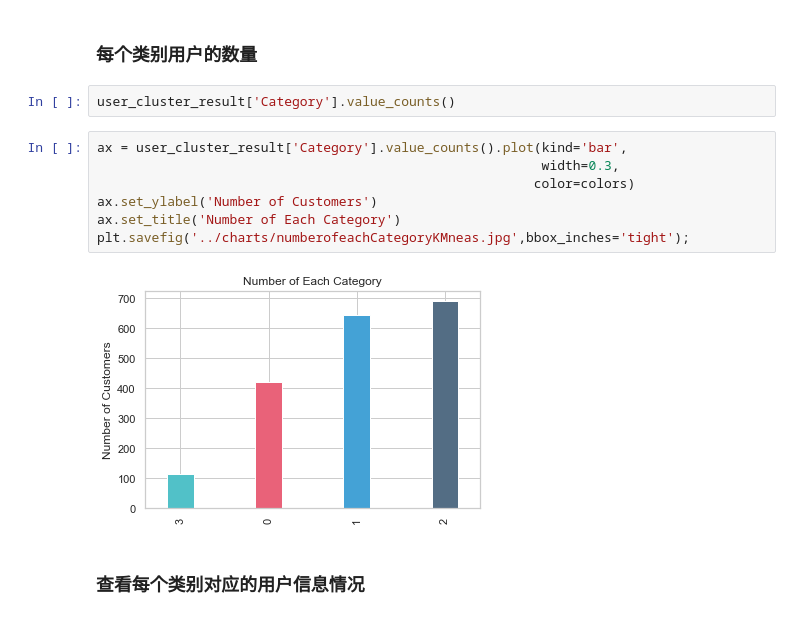
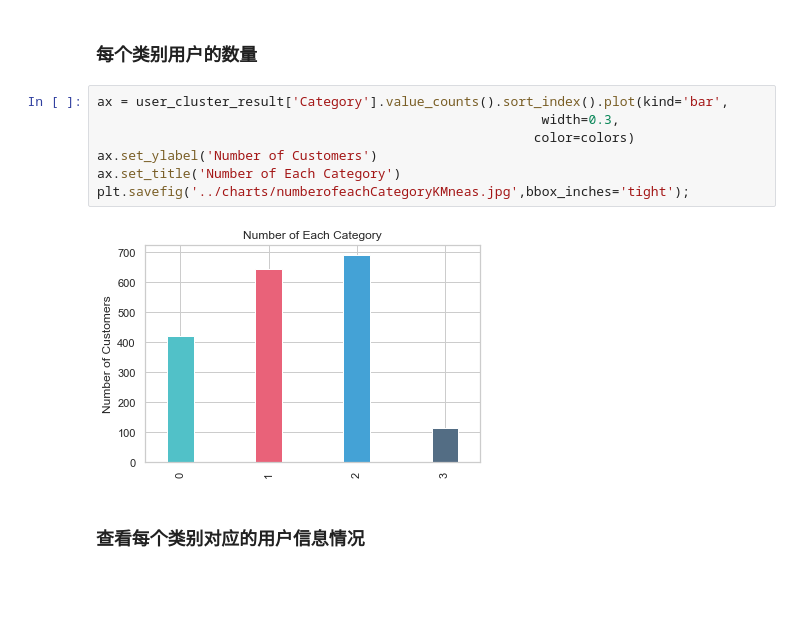
Before and after one commit to YunmaoLeo/Telco_Customer_Churn_Data_Analysis, a Jupyter notebook: code/Data_Clean_EDA.ipynb, the cells around one changed output. Cells and saved outputs as stored; diff of their text form; blank space fills up the shorter version.

```diff
--- a/code/Data_Clean_EDA.ipynb
+++ b/code/Data_Clean_EDA.ipynb
@@ -611,17 +611,15 @@ user_cluster_result.head()
 ## EDA聚类的出的结果与其他变量的关系
 # %% [markdown]
 ### 每个类别用户的数量
-# %%
-user_cluster_result['Category'].value_counts()
 # %%
-ax = user_cluster_result['Category'].value_counts().plot(kind='bar',
+ax = user_cluster_result['Category'].value_counts().sort_index().plot(kind='bar',
                                                          width=0.3,
                                                         color=colors)
 ax.set_ylabel('Number of Customers')
 ax.set_title('Number of Each Category')
 plt.savefig('../charts/numberofeachCategoryKMneas.jpg',bbox_inches='tight');
 # %% [output]
-[figure, old version]
+[figure, new version]
 # %% [markdown]
 ### 查看每个类别对应的用户信息情况
 # %% [markdown]
```
Also changed, not shown: parts of 44 cells of this notebook, 5 other files.
